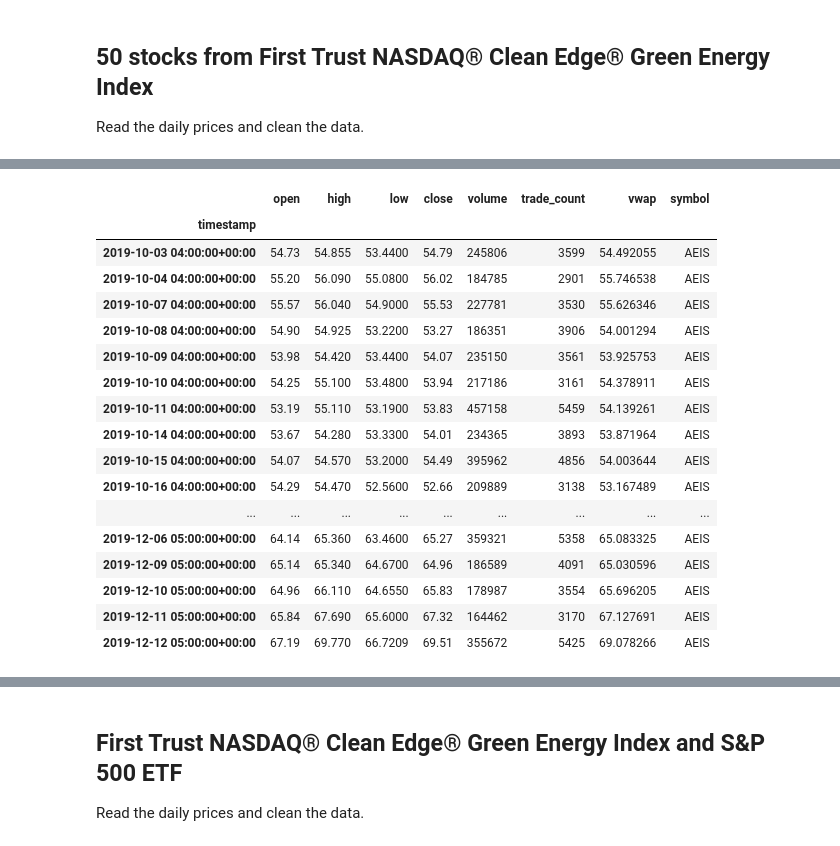
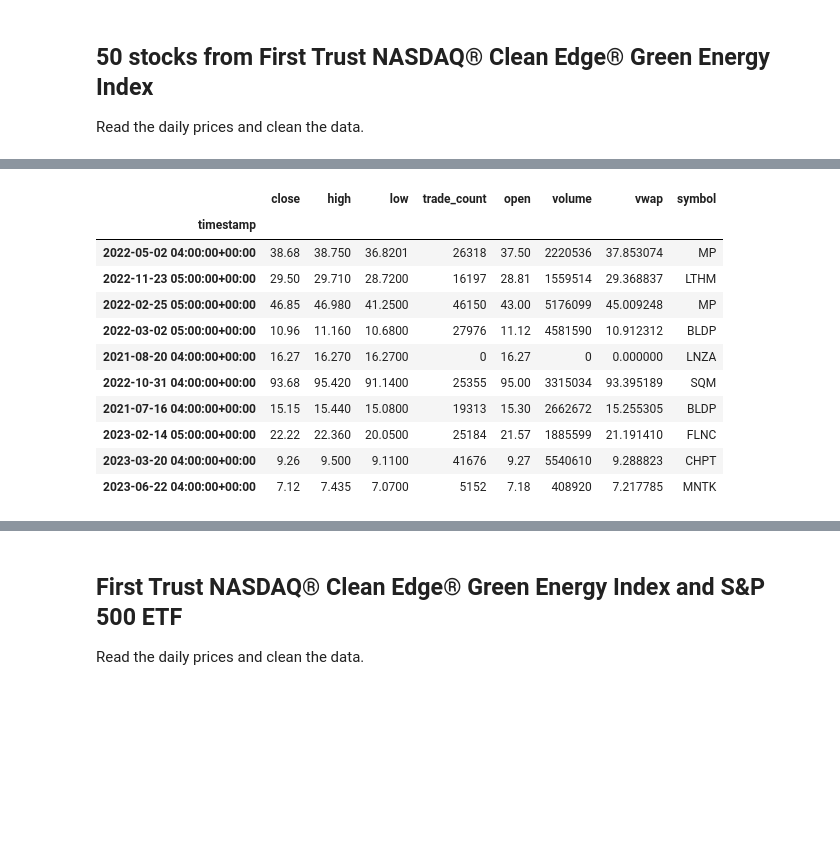
Before and after one commit to ahcano/project1_group4, a Jupyter notebook: green_dataprep.ipynb, the cells around one changed output, grey strips where cells are left out. Saved outputs shown, nothing was run; the diff lists cells and outputs as text; code cells hidden in the pictures; blank space fills up the shorter version.

```diff
--- a/green_dataprep.ipynb
+++ b/green_dataprep.ipynb
@@ -80,41 +106,35 @@ df_ticker.head(50)
 # %%
 # Set timeframe to "1Day"
 timeframe = "1Day"
 
-# Set start and end datetimes of 1 year, between now and 365 days ago.
-start_date = pd.Timestamp("2019-10-03", tz="America/New_York").isoformat()
+# Set start and end datetimes of 3 year, between now and 365 days ago.
+start_date = pd.Timestamp("2020-10-03", tz="America/New_York").isoformat()
 end_date = pd.Timestamp("2023-10-06", tz="America/New_York").isoformat()
 
 # Set the stock tickers
-tickers = ["BEP", "ALGM", "AYI", "POWI", "WOLF", "ORA", "PLUG", "ENS", "AEIS", "LTHM"]
+tickers_3 = ["ALB", "AYI", "LTHM", "MP", "SQM", "FLNC", "CHPT", "MNTK", "BLDP", "LNZA", "ALLG"]
 
 # Get 1 year's worth of historical data for all stocks
 # HINT: Set "limit" to at least 10000 so all ticker rows are captured from get_bars()
-df_ticker = api.get_bars(
-    tickers,
+df_Resources = api.get_bars(
+    tickers_3,
     timeframe,
     start=start_date,
     end=end_date, limit = 10000
 ).df
 
 # Display sample data
-df_ticker.head(50)
+df_Resources.sample(10)
 # %% [output]
-|  | open | high | low | close | volume | trade_count | vwap | symbol |
+|  | close | high | low | trade_count | open | volume | vwap | symbol |
 | timestamp |  |  |  |  |  |  |  |  |
-| 2019-10-03 04:00:00+00:00 | 54.73 | 54.855 | 53.4400 | 54.79 | 245806 | 3599 | 54.492055 | AEIS |
-| 2019-10-04 04:00:00+00:00 | 55.20 | 56.090 | 55.0800 | 56.02 | 184785 | 2901 | 55.746538 | AEIS |
-| 2019-10-07 04:00:00+00:00 | 55.57 | 56.040 | 54.9000 | 55.53 | 227781 | 3530 | 55.626346 | AEIS |
-| 2019-10-08 04:00:00+00:00 | 54.90 | 54.925 | 53.2200 | 53.27 | 186351 | 3906 | 54.001294 | AEIS |
-| 2019-10-09 04:00:00+00:00 | 53.98 | 54.420 | 53.4400 | 54.07 | 235150 | 3561 | 53.925753 | AEIS |
-| 2019-10-10 04:00:00+00:00 | 54.25 | 55.100 | 53.4800 | 53.94 | 217186 | 3161 | 54.378911 | AEIS |
-| 2019-10-11 04:00:00+00:00 | 53.19 | 55.110 | 53.1900 | 53.83 | 457158 | 5459 | 54.139261 | AEIS |
-| 2019-10-14 04:00:00+00:00 | 53.67 | 54.280 | 53.3300 | 54.01 | 234365 | 3893 | 53.871964 | AEIS |
-| 2019-10-15 04:00:00+00:00 | 54.07 | 54.570 | 53.2000 | 54.49 | 395962 | 4856 | 54.003644 | AEIS |
-| 2019-10-16 04:00:00+00:00 | 54.29 | 54.470 | 52.5600 | 52.66 | 209889 | 3138 | 53.167489 | AEIS |
-| ... | ... | ... | ... | ... | ... | ... | ... | ... |
-| 2019-12-06 05:00:00+00:00 | 64.14 | 65.360 | 63.4600 | 65.27 | 359321 | 5358 | 65.083325 | AEIS |
-| 2019-12-09 05:00:00+00:00 | 65.14 | 65.340 | 64.6700 | 64.96 | 186589 | 4091 | 65.030596 | AEIS |
-| 2019-12-10 05:00:00+00:00 | 64.96 | 66.110 | 64.6550 | 65.83 | 178987 | 3554 | 65.696205 | AEIS |
-| 2019-12-11 05:00:00+00:00 | 65.84 | 67.690 | 65.6000 | 67.32 | 164462 | 3170 | 67.127691 | AEIS |
-| 2019-12-12 05:00:00+00:00 | 67.19 | 69.770 | 66.7209 | 69.51 | 355672 | 5425 | 69.078266 | AEIS |
+| 2022-05-02 04:00:00+00:00 | 38.68 | 38.750 | 36.8201 | 26318 | 37.50 | 2220536 | 37.853074 | MP |
+| 2022-11-23 05:00:00+00:00 | 29.50 | 29.710 | 28.7200 | 16197 | 28.81 | 1559514 | 29.368837 | LTHM |
+| 2022-02-25 05:00:00+00:00 | 46.85 | 46.980 | 41.2500 | 46150 | 43.00 | 5176099 | 45.009248 | MP |
+| 2022-03-02 05:00:00+00:00 | 10.96 | 11.160 | 10.6800 | 27976 | 11.12 | 4581590 | 10.912312 | BLDP |
+| 2021-08-20 04:00:00+00:00 | 16.27 | 16.270 | 16.2700 | 0 | 16.27 | 0 | 0.000000 | LNZA |
+| 2022-10-31 04:00:00+00:00 | 93.68 | 95.420 | 91.1400 | 25355 | 95.00 | 3315034 | 93.395189 | SQM |
+| 2021-07-16 04:00:00+00:00 | 15.15 | 15.440 | 15.0800 | 19313 | 15.30 | 2662672 | 15.255305 | BLDP |
+| 2023-02-14 05:00:00+00:00 | 22.22 | 22.360 | 20.0500 | 25184 | 21.57 | 1885599 | 21.191410 | FLNC |
+| 2023-03-20 04:00:00+00:00 | 9.26 | 9.500 | 9.1100 | 41676 | 9.27 | 5540610 | 9.288823 | CHPT |
+| 2023-06-22 04:00:00+00:00 | 7.12 | 7.435 | 7.0700 | 5152 | 7.18 | 408920 | 7.217785 | MNTK |
```
Also changed, not shown: parts of 9 cells of this notebook, 1 other file.
